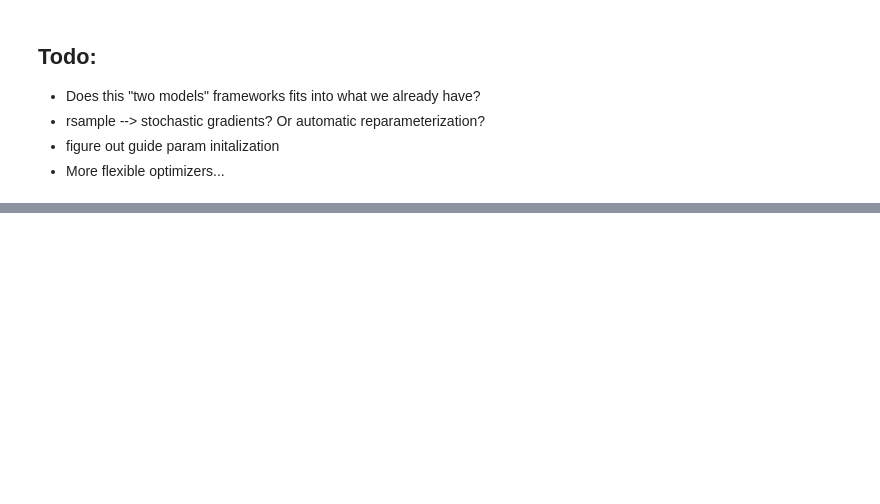
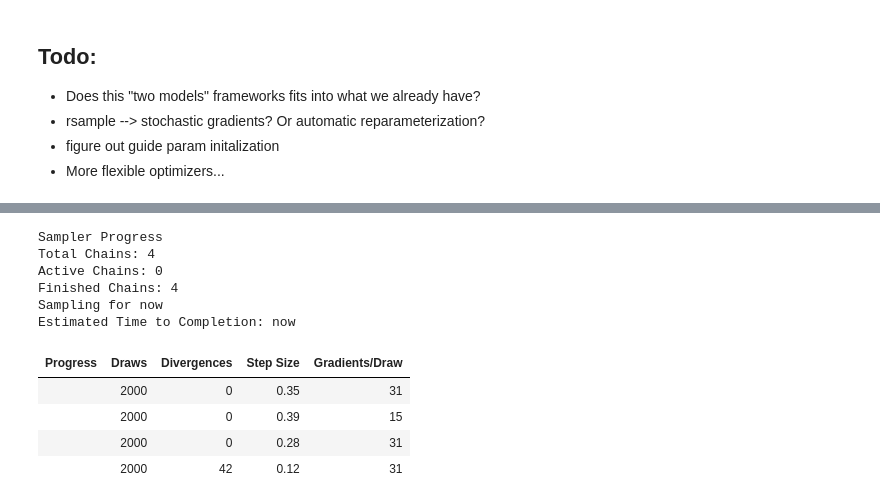
Before and after one commit to pymc-devs/pymc-extras, a Jupyter notebook: notebooks/ADVI Guide API.ipynb, the cells around one changed output, grey strips where cells are left out. Cells and saved outputs as stored; diff of their text form; code cells hidden in the pictures; blank space fills up the shorter version.

```diff
--- a/notebooks/ADVI Guide API.ipynb
+++ b/notebooks/ADVI Guide API.ipynb
@@ -201,0 +362,15 @@ plt.show()
+# %%
+with covariation_intercept_slope:
+    idata_mcmc = pm.sample(nuts_sampler="nutpie")
+# %% [output]
+Sampler Progress
+Total Chains: 4
+Active Chains: 0
+Finished Chains: 4
+Sampling for now
+Estimated Time to Completion: now
+| Progress | Draws | Divergences | Step Size | Gradients/Draw |
+|  | 2000 | 0 | 0.35 | 31 |
+|  | 2000 | 0 | 0.39 | 15 |
+|  | 2000 | 0 | 0.28 | 31 |
+|  | 2000 | 42 | 0.12 | 31 |
```
Also changed, not shown: parts of 28 cells of this notebook.
